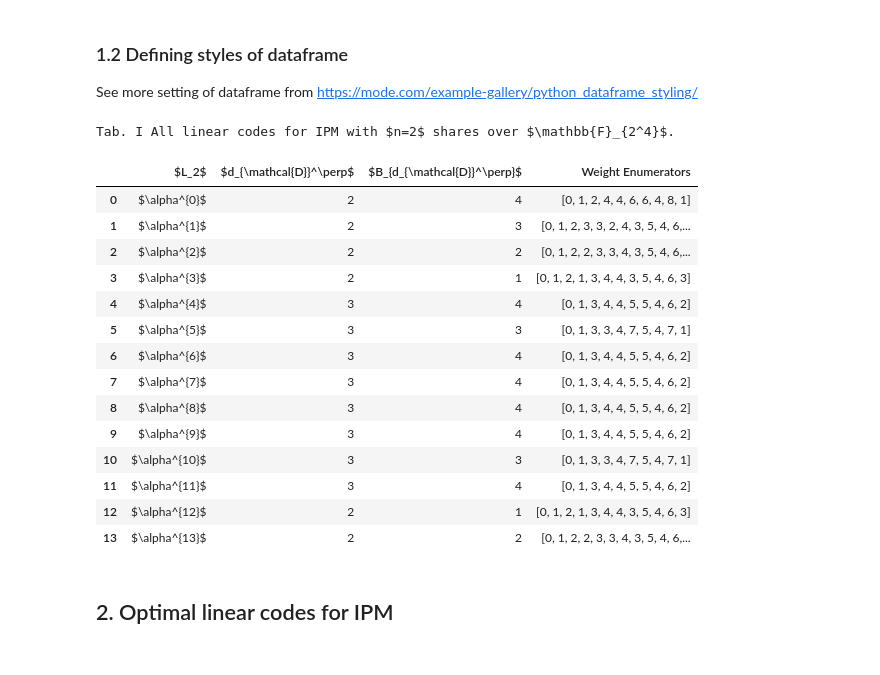
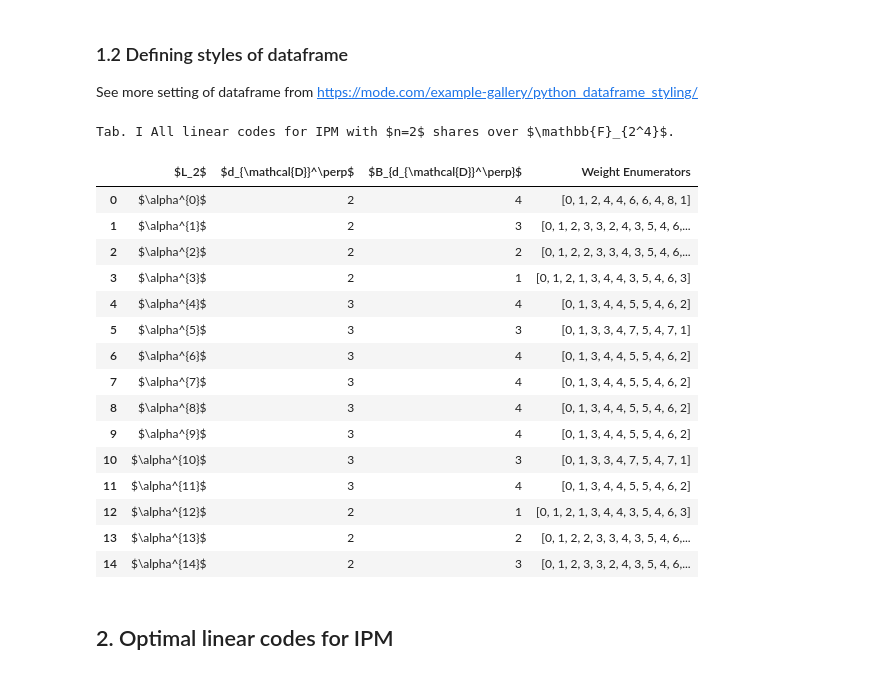
Before and after one commit to Qomo-CHENG/OC-IPM, a Jupyter notebook: ipm_codes_n2k4.ipynb, the cells around one changed output. Cells and saved outputs as stored; diff of their text form; code cells hidden in the pictures.

```diff
--- a/ipm_codes_n2k4.ipynb
+++ b/ipm_codes_n2k4.ipynb
@@ -54,32 +61,34 @@ styles = [dict(selector="th", props=th_props), dict(selector="td", props=td_prop
 cm_1 = sns.light_palette("red", as_cmap=True)
 cm_2 = sns.light_palette("purple", as_cmap=True, reverse=True)
 # %%
-df = pd.DataFrame({'$L_2$': alpha_all[:-2], '$d_{\mathcal{D}}^\perp$': d_all[:-2], '$B_{d_{\mathcal{D}}^\perp}$': B_all[:-2], 'Weight Enumerators': wd[:-2]})
+df = pd.DataFrame({'$L_2$': alpha_all[:-1], '$d_{\mathcal{D}}^\perp$': d_all[:-1], '$B_{d_{\mathcal{D}}^\perp}$': B_all[:-1],
+                   'Weight Enumerators': wd[:-1]})
 
 pd.set_option('display.max_colwidth', 1000)
 pd.set_option('display.width', 800)
 (df.style
     .background_gradient(cmap=cm_1, subset=['$d_{\mathcal{D}}^\perp$','$B_{d_{\mathcal{D}}^\perp}$' ])
     .background_gradient(cmap=cm_2, subset=['$B_{d_{\mathcal{D}}^\perp}$' ])
     .set_caption('Tab. I All linear codes for IPM with $n=2$ shares over $\mathbb{F}_{2^4}$.')
     .set_table_styles(styles))
 # %% [output]
 Tab. I All linear codes for IPM with $n=2$ shares over $\mathbb{F}_{2^4}$.
 |  | $L_2$ | $d_{\mathcal{D}}^\perp$ | $B_{d_{\mathcal{D}}^\perp}$ | Weight Enumerators |
 | 0 | $\alpha^{0}$ | 2 | 4 | [0, 1, 2, 4, 4, 6, 6, 4, 8, 1] |
 | 1 | $\alpha^{1}$ | 2 | 3 | [0, 1, 2, 3, 3, 2, 4, 3, 5, 4, 6,... |
 | 2 | $\alpha^{2}$ | 2 | 2 | [0, 1, 2, 2, 3, 3, 4, 3, 5, 4, 6,... |
 | 3 | $\alpha^{3}$ | 2 | 1 | [0, 1, 2, 1, 3, 4, 4, 3, 5, 4, 6, 3] |
 | 4 | $\alpha^{4}$ | 3 | 4 | [0, 1, 3, 4, 4, 5, 5, 4, 6, 2] |
 | 5 | $\alpha^{5}$ | 3 | 3 | [0, 1, 3, 3, 4, 7, 5, 4, 7, 1] |
 | 6 | $\alpha^{6}$ | 3 | 4 | [0, 1, 3, 4, 4, 5, 5, 4, 6, 2] |
 | 7 | $\alpha^{7}$ | 3 | 4 | [0, 1, 3, 4, 4, 5, 5, 4, 6, 2] |
 | 8 | $\alpha^{8}$ | 3 | 4 | [0, 1, 3, 4, 4, 5, 5, 4, 6, 2] |
 | 9 | $\alpha^{9}$ | 3 | 4 | [0, 1, 3, 4, 4, 5, 5, 4, 6, 2] |
 | 10 | $\alpha^{10}$ | 3 | 3 | [0, 1, 3, 3, 4, 7, 5, 4, 7, 1] |
 | 11 | $\alpha^{11}$ | 3 | 4 | [0, 1, 3, 4, 4, 5, 5, 4, 6, 2] |
 | 12 | $\alpha^{12}$ | 2 | 1 | [0, 1, 2, 1, 3, 4, 4, 3, 5, 4, 6, 3] |
 | 13 | $\alpha^{13}$ | 2 | 2 | [0, 1, 2, 2, 3, 3, 4, 3, 5, 4, 6,... |
+| 14 | $\alpha^{14}$ | 2 | 3 | [0, 1, 2, 3, 3, 2, 4, 3, 5, 4, 6,... |
 # %% [markdown]
 ## 2. Optimal linear codes for IPM
 # %% [markdown]
```
Also changed, not shown: parts of 8 cells of this notebook.
